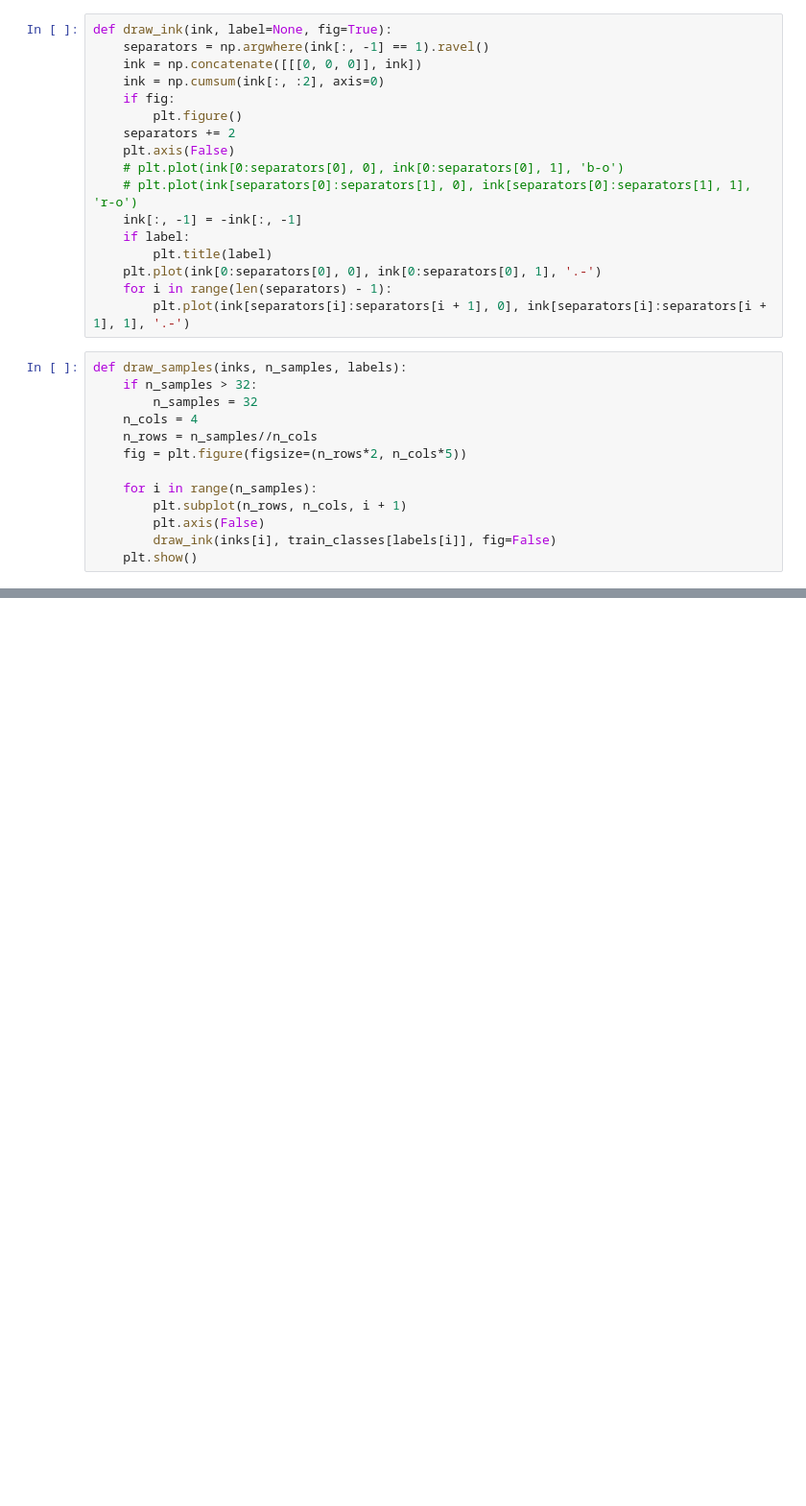
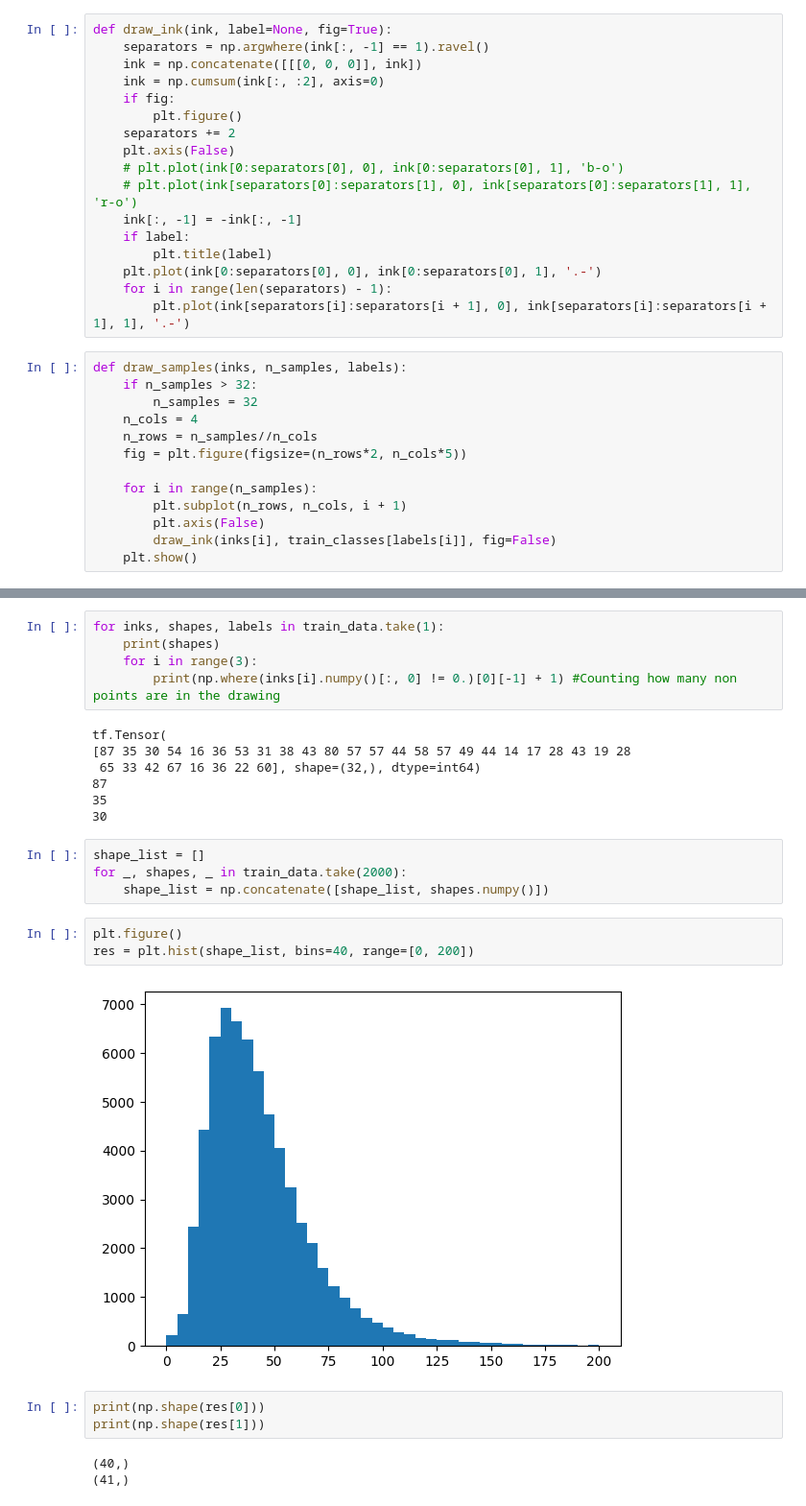
Before and after one commit to Ediblock/SketchRNN-classifier, a Jupyter notebook: SketchRNN.ipynb, the cells around one changed output, grey strips where cells are left out. Shown at 96% size. Cells and saved outputs as stored; diff of their text form; blank space fills up the shorter version.

```diff
--- a/SketchRNN.ipynb
+++ b/SketchRNN.ipynb
@@ -265,0 +266,27 @@ for inks, shapes, labels in train_data.take(1):
+# %%
+for inks, shapes, labels in train_data.take(1):
+    print(shapes)
+    for i in range(3):
+        print(np.where(inks[i].numpy()[:, 0] != 0.)[0][-1] + 1) #Counting how many non points are in the drawing
+# %% [output]
+tf.Tensor(
+[87 35 30 54 16 36 53 31 38 43 80 57 57 44 58 57 49 44 14 17 28 43 19 28
+ 65 33 42 67 16 36 22 60], shape=(32,), dtype=int64)
+87
+35
+30
+# %%
+shape_list = []
+for _, shapes, _ in train_data.take(2000):
+    shape_list = np.concatenate([shape_list, shapes.numpy()])
+# %%
+plt.figure()
+res = plt.hist(shape_list, bins=40, range=[0, 200])
+# %% [output]
+[figure, added]
+# %%
+print(np.shape(res[0]))
+print(np.shape(res[1]))
+# %% [output]
+(40,)
+(41,)
```
Also changed, not shown: parts of 26 cells of this notebook, 1 other file.
